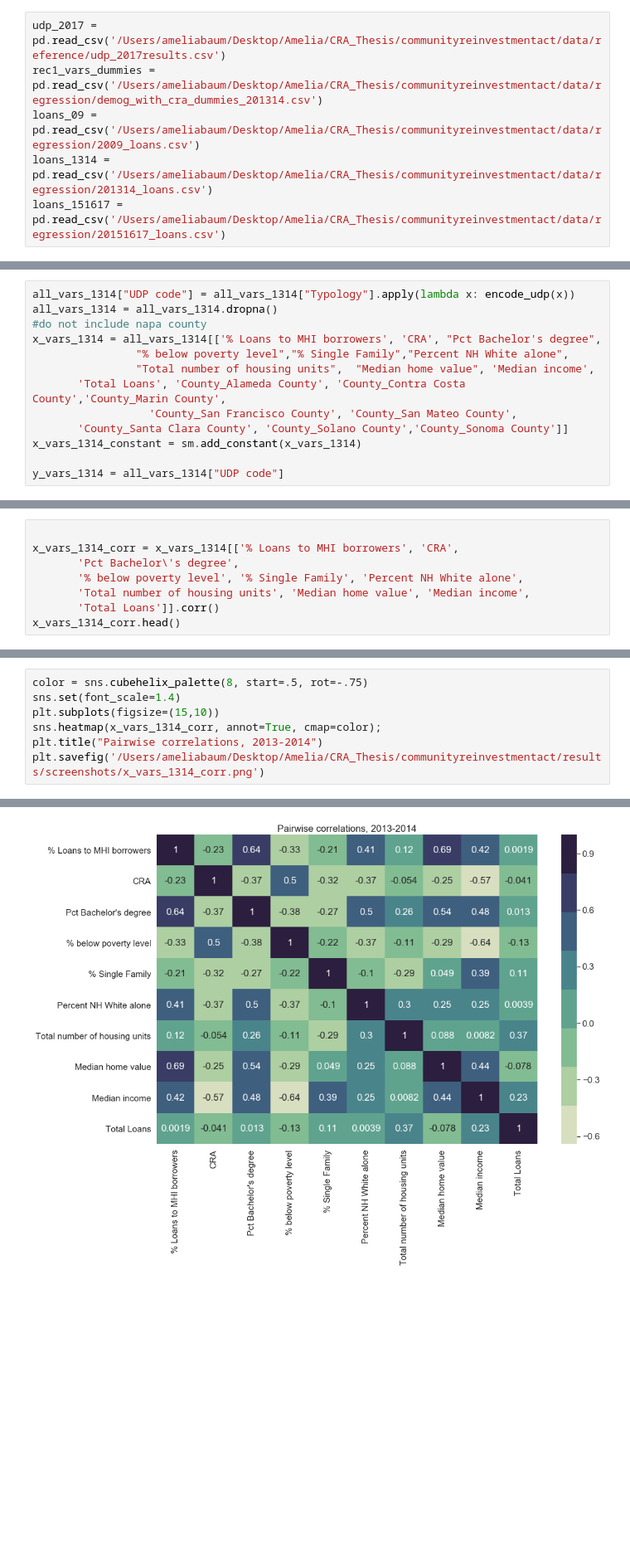
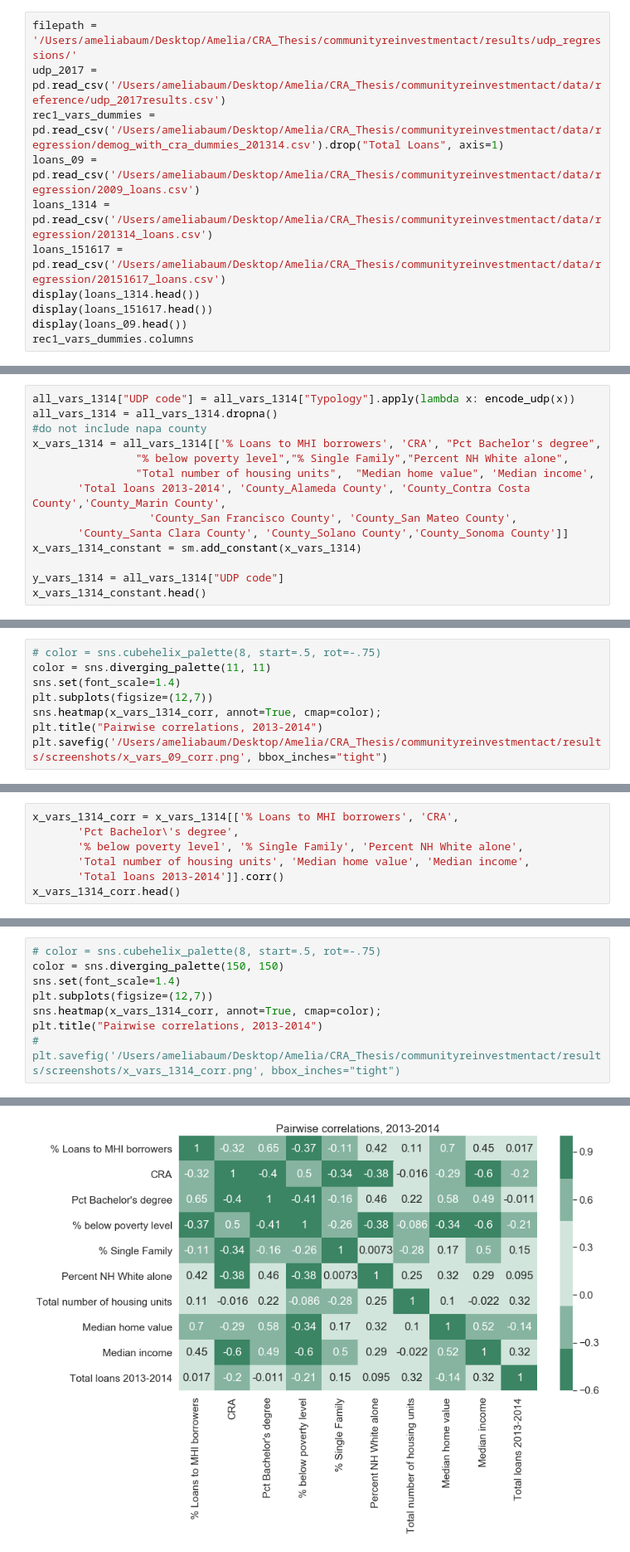
Before and after one commit to abaum1/communityreinvestmentact, a Jupyter notebook: scripts/UDP Multinomial Logistic Regression models.ipynb, the cells around one changed output, grey strips where cells are left out. Shown at 83% size. Saved outputs shown, nothing was run; the diff lists cells and outputs as text; blank space fills up the shorter version.

```diff
--- a/scripts/UDP Multinomial Logistic Regression models.ipynb
+++ b/scripts/UDP Multinomial Logistic Regression models.ipynb
@@ -12,8 +12,13 @@ import pandas as pd
 from pandas.plotting import table
 import seaborn as sns
 # %%
+filepath = '/Users/ameliabaum/Desktop/Amelia/CRA_Thesis/communityreinvestmentact/results/udp_regressions/'
 udp_2017 = pd.read_csv('/Users/ameliabaum/Desktop/Amelia/CRA_Thesis/communityreinvestmentact/data/reference/udp_2017results.csv')
-rec1_vars_dummies = pd.read_csv('/Users/ameliabaum/Desktop/Amelia/CRA_Thesis/communityreinvestmentact/data/regression/demog_with_cra_dummies_201314.csv')
+rec1_vars_dummies = pd.read_csv('/Users/ameliabaum/Desktop/Amelia/CRA_Thesis/communityreinvestmentact/data/regression/demog_with_cra_dummies_201314.csv').drop("Total Loans", axis=1)
 loans_09 = pd.read_csv('/Users/ameliabaum/Desktop/Amelia/CRA_Thesis/communityreinvestmentact/data/regression/2009_loans.csv')
 loans_1314 = pd.read_csv('/Users/ameliabaum/Desktop/Amelia/CRA_Thesis/communityreinvestmentact/data/regression/201314_loans.csv')
 loans_151617 = pd.read_csv('/Users/ameliabaum/Desktop/Amelia/CRA_Thesis/communityreinvestmentact/data/regression/20151617_loans.csv')
+display(loans_1314.head())
+display(loans_151617.head())
+display(loans_09.head())
+rec1_vars_dummies.columns
@@ -68,9 +122,10 @@ all_vars_1314 = all_vars_1314.dropna()
 x_vars_1314 = all_vars_1314[['% Loans to MHI borrowers', 'CRA', "Pct Bachelor's degree",
                 "% below poverty level","% Single Family","Percent NH White alone",
                 "Total number of housing units",  "Median home value", 'Median income',
-       'Total Loans', 'County_Alameda County', 'County_Contra Costa County','County_Marin County',
+       'Total loans 2013-2014', 'County_Alameda County', 'County_Contra Costa County','County_Marin County',
                   'County_San Francisco County', 'County_San Mateo County',
        'County_Santa Clara County', 'County_Solano County','County_Sonoma County']]
 x_vars_1314_constant = sm.add_constant(x_vars_1314)
 
 y_vars_1314 = all_vars_1314["UDP code"]
+x_vars_1314_constant.head()
@@ -186,0 +273,8 @@ County_Sonoma County              1.7338   9.25e+04   1.87e-05      1.000   -1.8
+# %%
+# color = sns.cubehelix_palette(8, start=.5, rot=-.75)
+color = sns.diverging_palette(11, 11)
+sns.set(font_scale=1.4)
+plt.subplots(figsize=(12,7))
+sns.heatmap(x_vars_1314_corr, annot=True, cmap=color);
+plt.title("Pairwise correlations, 2013-2014")
+plt.savefig('/Users/ameliabaum/Desktop/Amelia/CRA_Thesis/communityreinvestmentact/results/screenshots/x_vars_09_corr.png', bbox_inches="tight")
@@ -187,10 +283,9 @@ County_Sonoma County              1.7338   9.25e+04   1.87e-05      1.000   -1.8
 # %%
-
 x_vars_1314_corr = x_vars_1314[['% Loans to MHI borrowers', 'CRA',
        'Pct Bachelor\'s degree',
        '% below poverty level', '% Single Family', 'Percent NH White alone',
        'Total number of housing units', 'Median home value', 'Median income',
-       'Total Loans']].corr()
+       'Total loans 2013-2014']].corr()
 x_vars_1314_corr.head()
 # %% [output]
 |  | % Loans to MHI borrowers | CRA | Pct Bachelor's degree | % below poverty level | % Single Family | ... |
@@ -202,8 +297,9 @@ x_vars_1314_corr.head()
 # %%
-color = sns.cubehelix_palette(8, start=.5, rot=-.75)
+# color = sns.cubehelix_palette(8, start=.5, rot=-.75)
+color = sns.diverging_palette(150, 150)
 sns.set(font_scale=1.4)
-plt.subplots(figsize=(15,10))
+plt.subplots(figsize=(12,7))
 sns.heatmap(x_vars_1314_corr, annot=True, cmap=color);
 plt.title("Pairwise correlations, 2013-2014")
-plt.savefig('/Users/ameliabaum/Desktop/Amelia/CRA_Thesis/communityreinvestmentact/results/screenshots/x_vars_1314_corr.png')
+# plt.savefig('/Users/ameliabaum/Desktop/Amelia/CRA_Thesis/communityreinvestmentact/results/screenshots/x_vars_1314_corr.png', bbox_inches="tight")
 # %% [output]
@@ -210,4 +307,4 @@ plt.savefig('/Users/ameliabaum/Desktop/Amelia/CRA_Thesis/communityreinvestmentac
-[figure, old version]
+[figure, new version]
 # %%
 
 x_vars_151617_corr = x_vars_151617[['% Loans to MHI borrowers', 'CRA',
```
Also changed, not shown: parts of 20 cells of this notebook, 1 other file.
